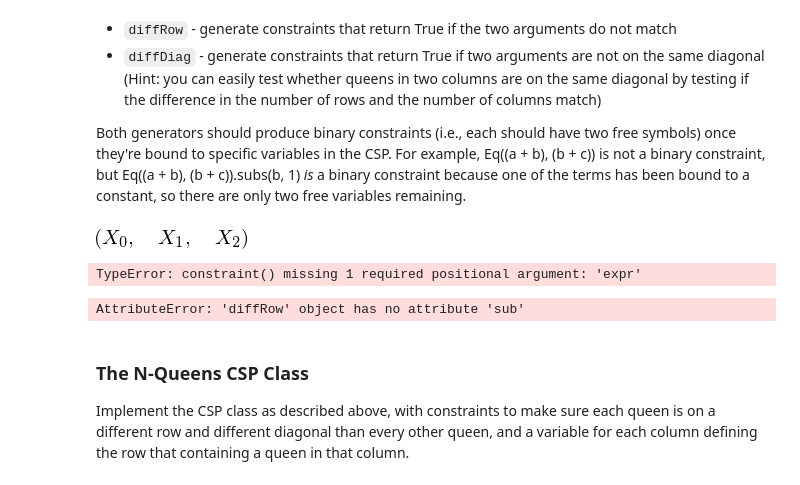
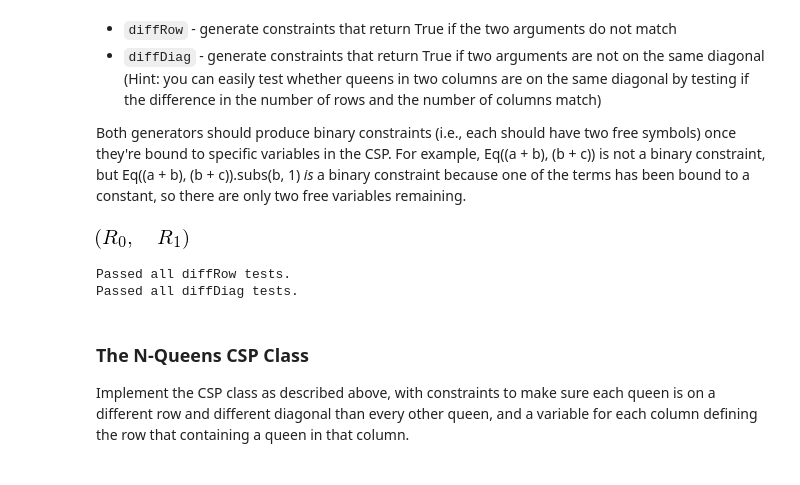
Before and after one commit to JonathanKSullivan/8-Queens-with-AI, a Jupyter notebook: AIND-Constraint_Satisfaction.ipynb, the cells around one changed output. Cells and saved outputs as stored; diff of their text form; code cells hidden in the pictures.

```diff
--- a/AIND-Constraint_Satisfaction.ipynb
+++ b/AIND-Constraint_Satisfaction.ipynb
@@ -38,24 +38,21 @@ Before implementing the board class, we need to construct the symbolic constrain
 Both generators should produce binary constraints (i.e., each should have two free symbols) once they're bound to specific variables in the CSP.  For example, Eq((a + b), (b + c)) is not a binary constraint, but Eq((a + b), (b + c)).subs(b, 1) _is_ a binary constraint because one of the terms has been bound to a constant, so there are only two free variables remaining.
 # %%
 # Declare any required symbolic variables
-rows = symbols("R:3")
+rows = symbols("R:2")
+diff = symbols("diff")
 display(rows)
-#raise NotImplementedError("TODO: declare symbolic variables for the constraint generators")
 
 # Define diffRow and diffDiag constraints
-#raise NotImplementedError("TODO: create the diffRow and diffDiag constraint generators")
-diffRow = constraint(...)
-diffRow = constraint(...)
+diffRow = constraint("diffRow", Ne(rows[0], rows[1]))
+diffDiag = constraint("diffDiag", Ne(diff , abs(rows[0] - rows[1])))
 # %% [output]
-[figure, old version]
+[figure, new version]
-TypeError: constraint() missing 1 required positional argument: 'expr'
 # %%
 # Test diffRow and diffDiag
 _x = symbols("x:3")
 
 # generate a diffRow instance for testing
-#raise NotImplementedError("TODO: use your diffRow constraint to generate a diffRow constraint for _x[0] and _x[1]")
-diffRow_test = diffRow.sub(rows[0], _x[0]).sub(rows[1], _x[1])
+diffRow_test = diffRow.subs(rows[0], _x[0]).subs(rows[1], _x[1])
 
 assert(len(diffRow_test.free_symbols) == 2)
 assert(diffRow_test.subs({_x[0]: 0, _x[1]: 1}) == True)
@@ -64,8 +61,9 @@ assert(diffRow_test.subs({_x[0]: 0}) != False)  # partial assignment is not fals
 print("Passed all diffRow tests.")
 
 # generate a diffDiag instance for testing
-raise NotImplementedError("TODO: use your diffDiag constraint to generate a diffDiag constraint for _x[0] and _x[2]")
-diffDiag_test = None
+#raise NotImplementedError("TODO: use your diffDiag constraint to generate a diffDiag constraint for _x[0] and _x[2]")
+diffDiag_test = diffDiag.subs(rows[0], _x[0]).subs(rows[1], _x[2]).subs(diff, abs(_x.index(_x[0]) - _x.index(_x[2])))
+
 
 assert(len(diffDiag_test.free_symbols) == 2)
 assert(diffDiag_test.subs({_x[0]: 0, _x[2]: 2}) == False)
@@ -73,7 +71,8 @@ assert(diffDiag_test.subs({_x[0]: 0, _x[2]: 0}) == True)
 assert(diffDiag_test.subs({_x[0]: 0}) != False)  # partial assignment is not false
 print("Passed all diffDiag tests.")
 # %% [output]
-AttributeError: 'diffRow' object has no attribute 'sub'
+Passed all diffRow tests.
+Passed all diffDiag tests.
 # %% [markdown]
 ### The N-Queens CSP Class
 Implement the CSP class as described above, with constraints to make sure each queen is on a different row and different diagonal than every other queen, and a variable for each column defining the row that containing a queen in that column.
```
Also changed, not shown: parts of 4 cells of this notebook, 1 other file.
